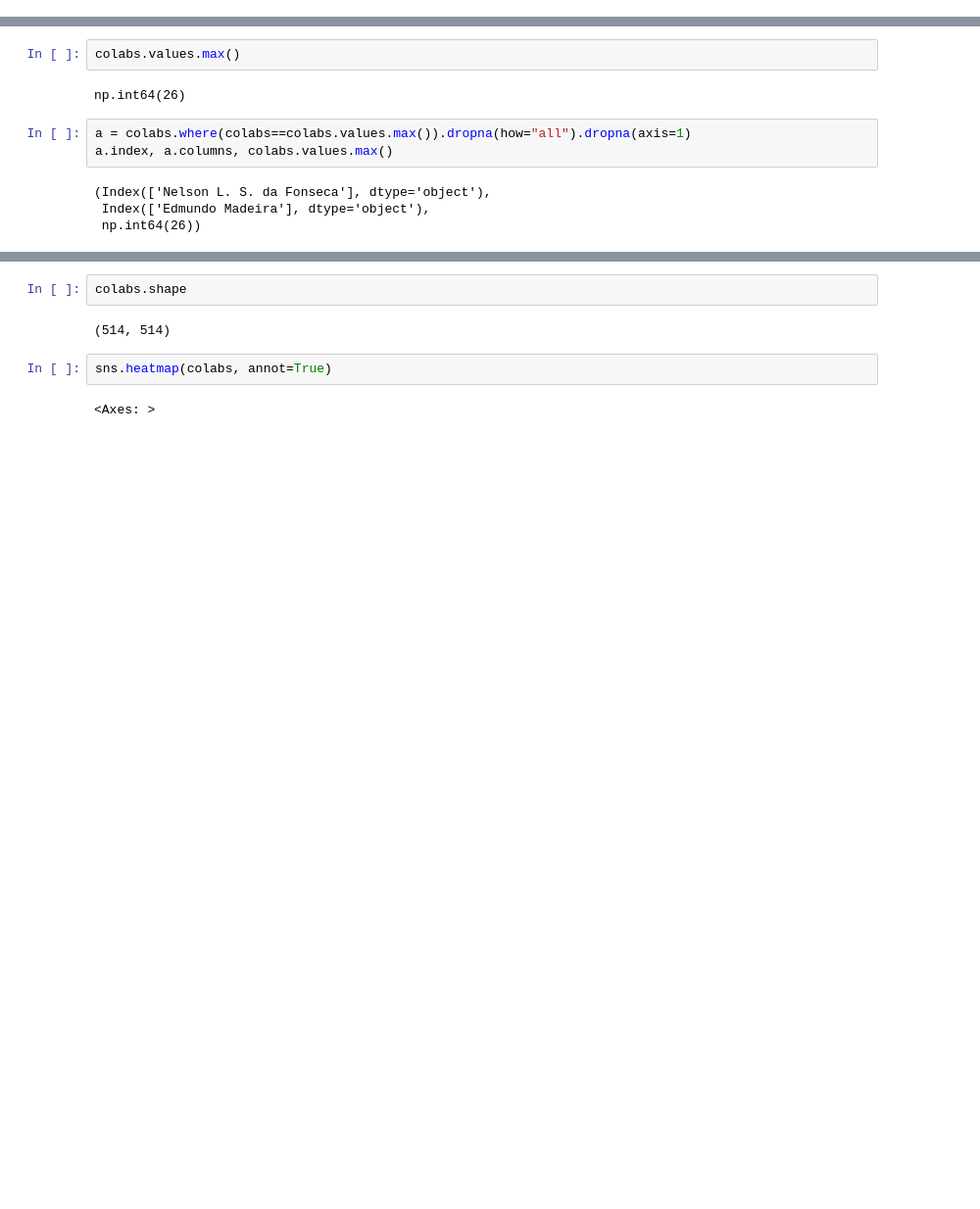
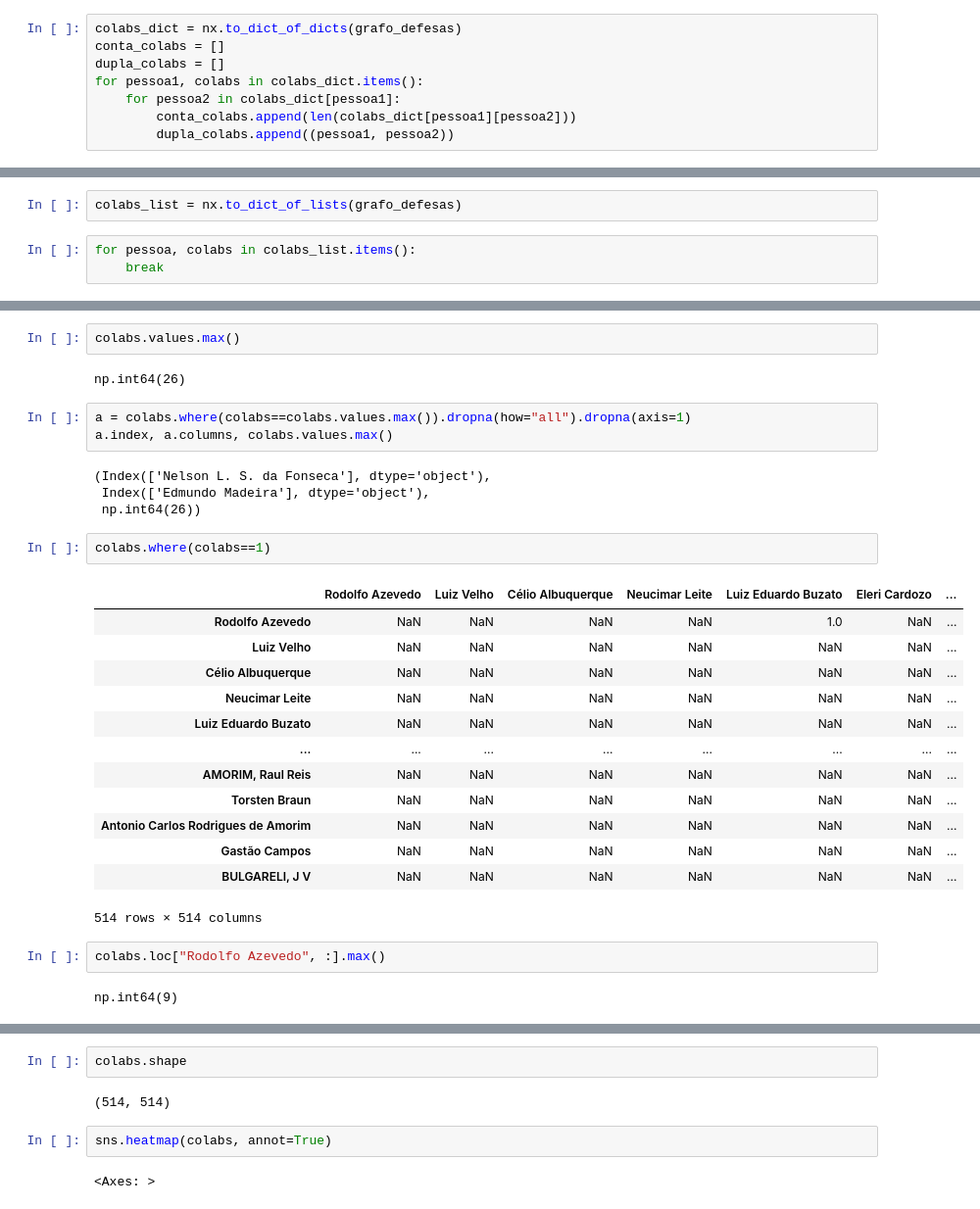
Before and after one commit to gondimjoaom/mo412-projetofinal, a Jupyter notebook: graph_all.ipynb, the cells around one changed output, grey strips where cells are left out. Shown at 98% size. Saved outputs shown, nothing was run; the diff lists cells and outputs as text; blank space fills up the shorter version.

```diff
--- a/graph_all.ipynb
+++ b/graph_all.ipynb
@@ -325,0 +392,8 @@ colabs
+# %%
+colabs_dict = nx.to_dict_of_dicts(grafo_defesas)
+conta_colabs = []
+dupla_colabs = []
+for pessoa1, colabs in colabs_dict.items():
+    for pessoa2 in colabs_dict[pessoa1]:
+        conta_colabs.append(len(colabs_dict[pessoa1][pessoa2]))
+        dupla_colabs.append((pessoa1, pessoa2))
@@ -325,0 +457,5 @@ colabs
+# %%
+colabs_list = nx.to_dict_of_lists(grafo_defesas)
+# %%
+for pessoa, colabs in colabs_list.items():
+    break
@@ -351,3 +561,23 @@ a.index, a.columns, colabs.values.max()
 (Index(['Nelson L. S. da Fonseca'], dtype='object'),
  Index(['Edmundo Madeira'], dtype='object'),
  np.int64(26))
+# %%
+colabs.where(colabs==1)
+# %% [output]
+|  | Rodolfo Azevedo | Luiz Velho | Célio Albuquerque | Neucimar Leite | Luiz Eduardo Buzato | Eleri Cardozo | ... |
+| Rodolfo Azevedo | NaN | NaN | NaN | NaN | 1.0 | NaN | ... |
+| Luiz Velho | NaN | NaN | NaN | NaN | NaN | NaN | ... |
+| Célio Albuquerque | NaN | NaN | NaN | NaN | NaN | NaN | ... |
+| Neucimar Leite | NaN | NaN | NaN | NaN | NaN | NaN | ... |
+| Luiz Eduardo Buzato | NaN | NaN | NaN | NaN | NaN | NaN | ... |
+| ... | ... | ... | ... | ... | ... | ... | ... |
+| AMORIM, Raul Reis | NaN | NaN | NaN | NaN | NaN | NaN | ... |
+| Torsten Braun | NaN | NaN | NaN | NaN | NaN | NaN | ... |
+| Antonio Carlos Rodrigues de Amorim | NaN | NaN | NaN | NaN | NaN | NaN | ... |
+| Gastão Campos | NaN | NaN | NaN | NaN | NaN | NaN | ... |
+| BULGARELI, J V | NaN | NaN | NaN | NaN | NaN | NaN | ... |
+514 rows × 514 columns
+# %%
+colabs.loc["Rodolfo Azevedo", :].max()
+# %% [output]
+np.int64(9)
```
Also changed, not shown: parts of 29 cells of this notebook, 1 other file.
